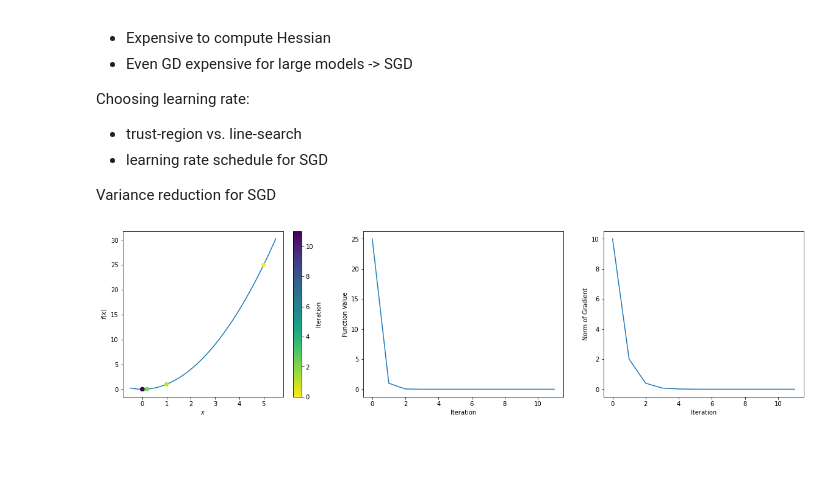
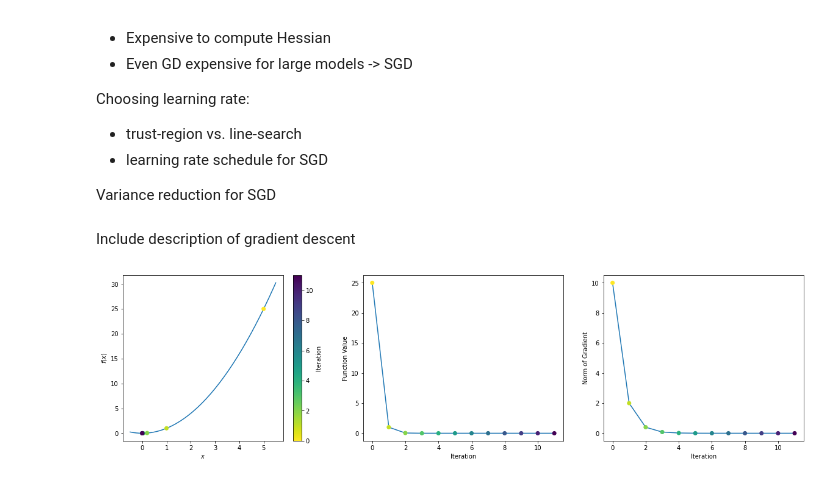
Before and after one commit to UW-AMO/neurohackademy, a Jupyter notebook: notebooks/gradientDescent.ipynb, the cells around one changed output. Drawn from its saved outputs; the diff is of its cells as text; code cells hidden in the pictures; blank space fills up the shorter version.

```diff
--- a/notebooks/gradientDescent.ipynb
+++ b/notebooks/gradientDescent.ipynb
@@ -86,40 +29,19 @@ def gradient_descent(x0, func, grad, step, tol=1e-6, max_iter=1000):
+# %% [markdown]
+Include description of gradient descent
 # %%
 # Minimize function
 x0 = 5
 func = lambda x: x**2
 grad = lambda x: 2*x
 step = 0.4
-results = gradient_descent(x0, func, grad, step)
+results = utils.gradient_descent(x0, func, grad, step)
+utils.plot_1d(func, results)
 
-# Try changing the step size in the range (0, 1] to see what happens.
-# Are there any step sizes that can find the minimum in one step? (0.5)
-# Are there any step sizes that result in a cycle? (1)
-# What happens if the step size is too small?
-# What happens if the step size is too big?
-
-# Plot set up
-fig, ax = plt.subplots(1, 3, figsize=(20, 5))
-cmap = 'viridis_r'
-norm = plt.Normalize(0, len(results[1]) - 1)
-
-# Plot iterates
-pad = (max(results[1]) - min(results[1]))/10
-x_vals = np.linspace(min(results[1]) - pad, max(results[1]) + pad)
-ax[0].plot(x_vals, func(x_vals))
-ax[0].scatter(results[1], results[2], c=np.arange(0, len(results[1])), zorder=3,
-              cmap=cmap, norm=norm)
-ax[0].set_xlabel('$x$')
-ax[0].set_ylabel('$f(x)$')
-fig.colorbar(cm.ScalarMappable(cmap=cmap, norm=norm), label='Iteration', ax=ax[0])
-
-# Plot function values
-ax[1].plot(results[2])
-ax[1].set_xlabel('Iteration')
-ax[1].set_ylabel('Function Value')
-
-# Plot norm of gradient values
-ax[2].plot(results[3])
-ax[2].set_xlabel('Iteration')
-ax[2].set_ylabel('Norm of Gradient');
+# Possible questions for them to investigate:
+# * Try changing the step size in the range (0, 1] to see what happens.
+# * Are there any step sizes that can find the minimum in one step? (0.5)
+# * Are there any step sizes that result in a cycle? (1)
+# * What happens if the step size is too small?
+# * What happens if the step size is too big?
 # %% [output]
-[figure, old version]
+[figure, new version]
```
Also changed, not shown: parts of 9 cells of this notebook, 1 other file.
